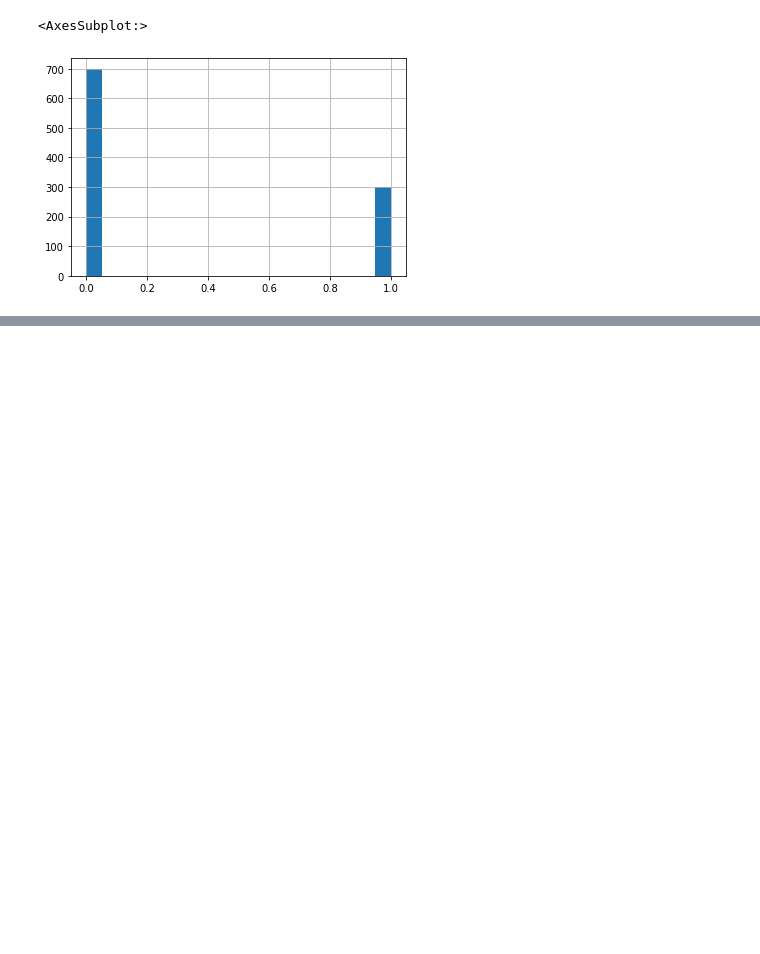
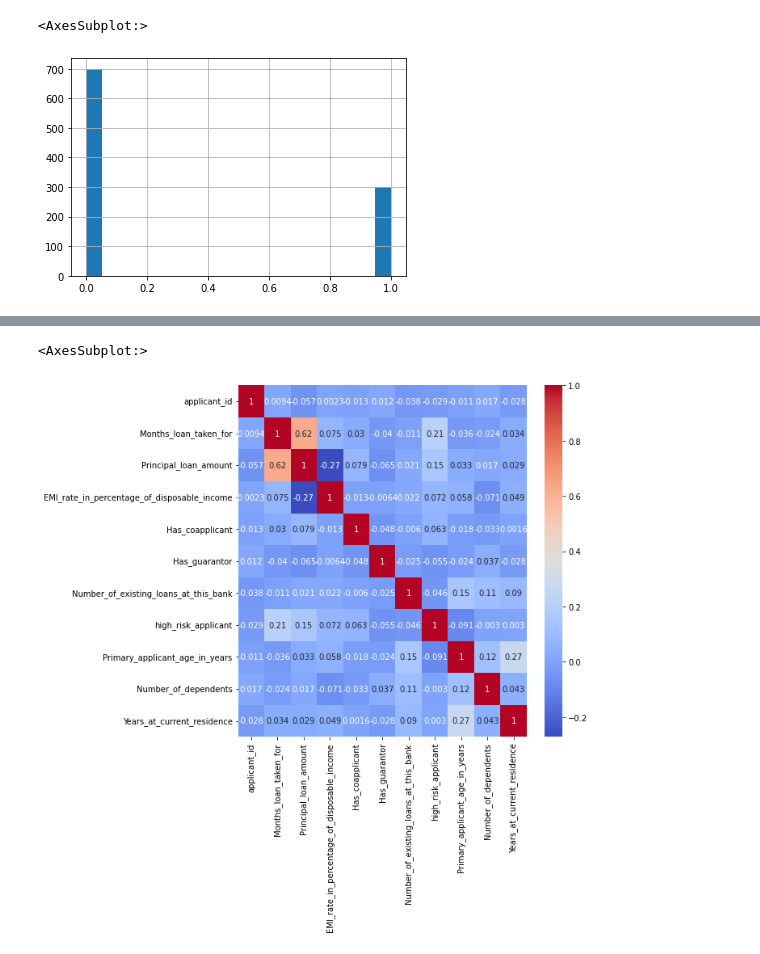
Before and after one commit to aryannargotra/Loan-Prediction-System, a Jupyter notebook: Data Insights.ipynb, the cells around one changed output, grey strips where cells are left out. Drawn from its saved outputs; the diff is of its cells as text; code cells hidden in the pictures; blank space fills up the shorter version.

```diff
--- a/Data Insights.ipynb
+++ b/Data Insights.ipynb
@@ -144,2 +144,8 @@ sns.boxplot(x='Principal_loan_amount',y='Balance_in_existing_bank_account_(lower
+# %%
+plt.figure(figsize=(8,8))
+sns.heatmap(new_df.corr(),annot=True, cmap="coolwarm")
+# %% [output]
+<AxesSubplot:>
+[figure, added]
 # %%
 new_df.head()
```
Also changed, not shown: parts of 30 cells of this notebook.
